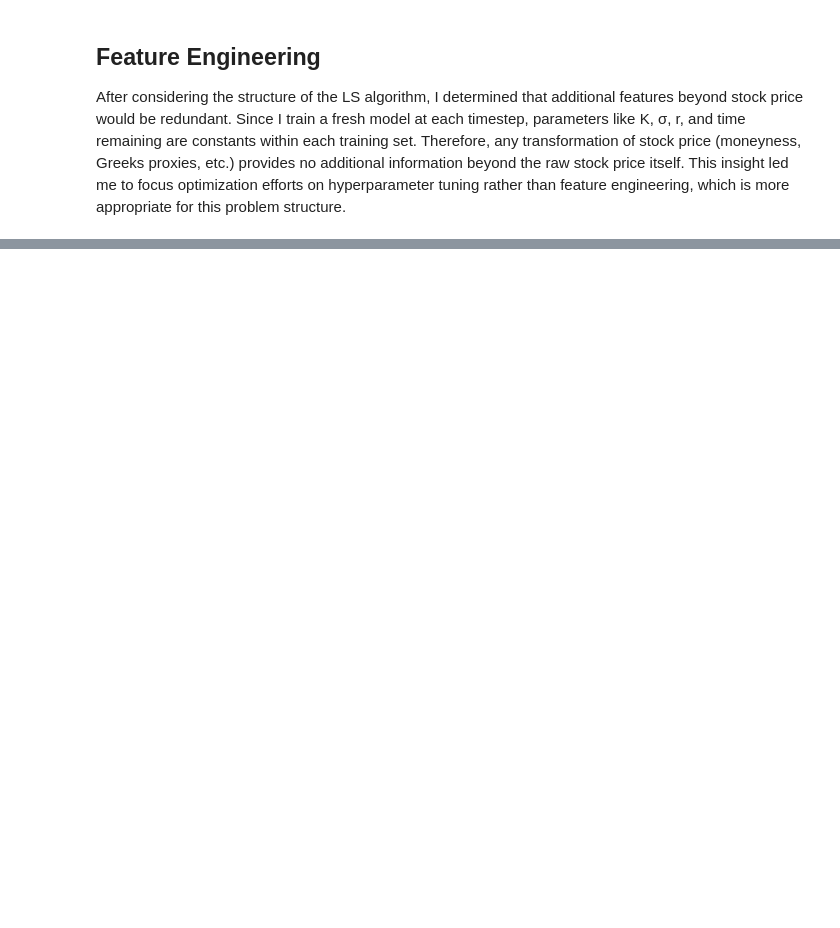
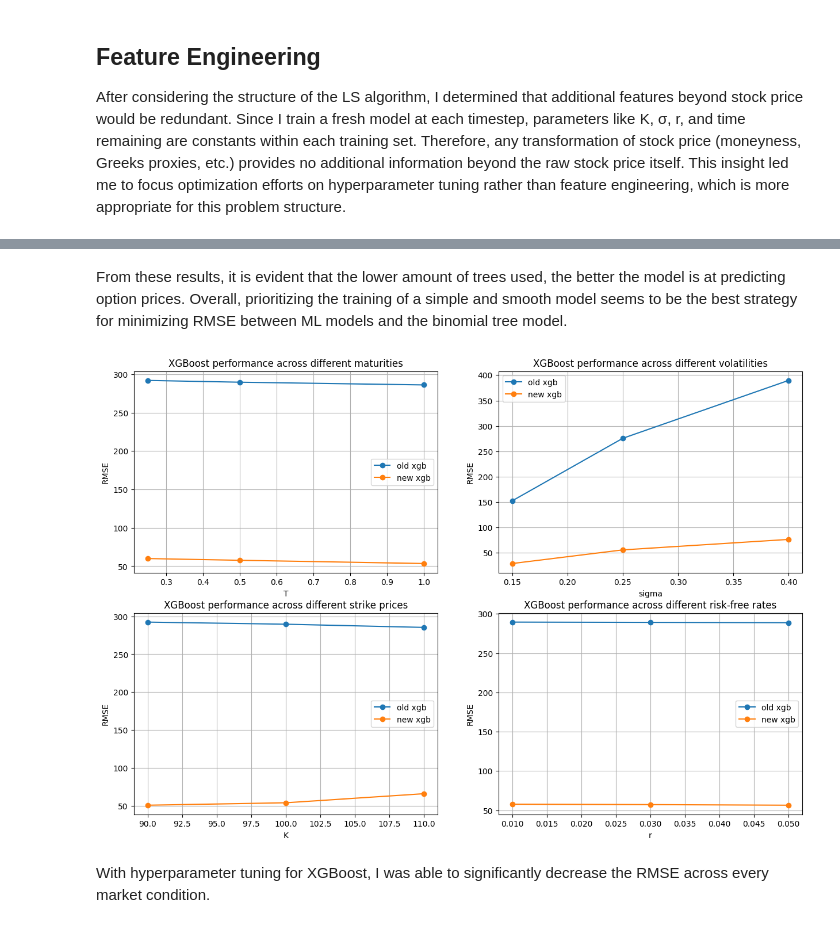
Before and after one commit to akhan531/Monte-Carlo-Option-Pricing-Engine, a Jupyter notebook: notebook.ipynb, the cells around one changed output, grey strips where cells are left out. Cells and saved outputs as stored; diff of their text form; code cells hidden in the pictures; blank space fills up the shorter version.

Commit message:
Added hyperparameter tuning

```diff
--- a/notebook.ipynb
+++ b/notebook.ipynb
@@ -399,0 +668,7 @@ It is important to note that to maintaining the same random state for my models
+# %%
+print("Best XGBoost Parameters:")
+for i,p in enumerate(xgb_param_grid.keys()):
+    print(str(p) + ": " + str(best_xgb_params[i]))
+print('RMSE: ' + str(min_xgb_RMSE) + '\n')
+
+best_xgb_prices.to_csv('best_xgb_prices.csv')
@@ -399,0 +704,10 @@ It is important to note that to maintaining the same random state for my models
+# %%
+xgb_param_grid = {
+    'n_estimators': [5, 10, 18, 25, 50],
+    'early_stopping_rounds': [20],
+    'max_depth': [2, 3, 4],
+    'learning_rate': [0.001],
+    'subsample': [0.6, 0.8],
+    'gamma': [0.1],
+    'reg_lambda': [1.0, 2.0]
+}
@@ -399,0 +783,40 @@ It is important to note that to maintaining the same random state for my models
+# %% [markdown]
+From these results, it is evident that the lower amount of trees used, the better the model is at predicting option prices. Overall, prioritizing the training of a simple and smooth model seems to be the best strategy for minimizing RMSE between ML models and the binomial tree model.
+# %%
+fig, axes = plt.subplots(2, 2, figsize=(15, 10))
+axes = axes.flatten()
+
+parameters = [test_T, test_sigma, test_K, test_r]
+param_names = {'T': "maturities", 'sigma': "volatilities", 'K': "strike prices", 'r': "risk-free rates"}
+i = 0
+
+for metric, met_name in zip(parameters, param_names.keys()):
+    model_data = option_prices[option_prices['model'] == 'xgboost']
+    x = metric[:]
+    abs_error_data = []
+    for m in metric:
+        insert = model_data[model_data[met_name] == m]['Absolute Error']
+        abs_error_data.append(insert)
+    y = [RMSE(data) for data in abs_error_data]
+    axes[i].plot(x, y, label='old xgb', marker='o')
+
+    x = metric[:]
+    abs_error_data = []
+    for m in metric:
+        insert = best_xgb_prices[best_xgb_prices[met_name] == m]['Absolute Error']
+        abs_error_data.append(insert)
+    y = [RMSE(data) for data in abs_error_data]
+    axes[i].plot(x, y, label='new xgb', marker='o')
+
+    axes[i].set_xlabel(met_name)
+    axes[i].set_ylabel('RMSE')
+    axes[i].set_title('XGBoost performance across different ' + param_names[met_name])
+    axes[i].legend()
+    axes[i].grid(True)
+    i+=1
+
+plt.show()
+# %% [output]
+[figure, added]
+# %% [markdown]
+With hyperparameter tuning for XGBoost, I was able to significantly decrease the RMSE across every market condition.
```
Also changed, not shown: parts of 44 cells of this notebook.
